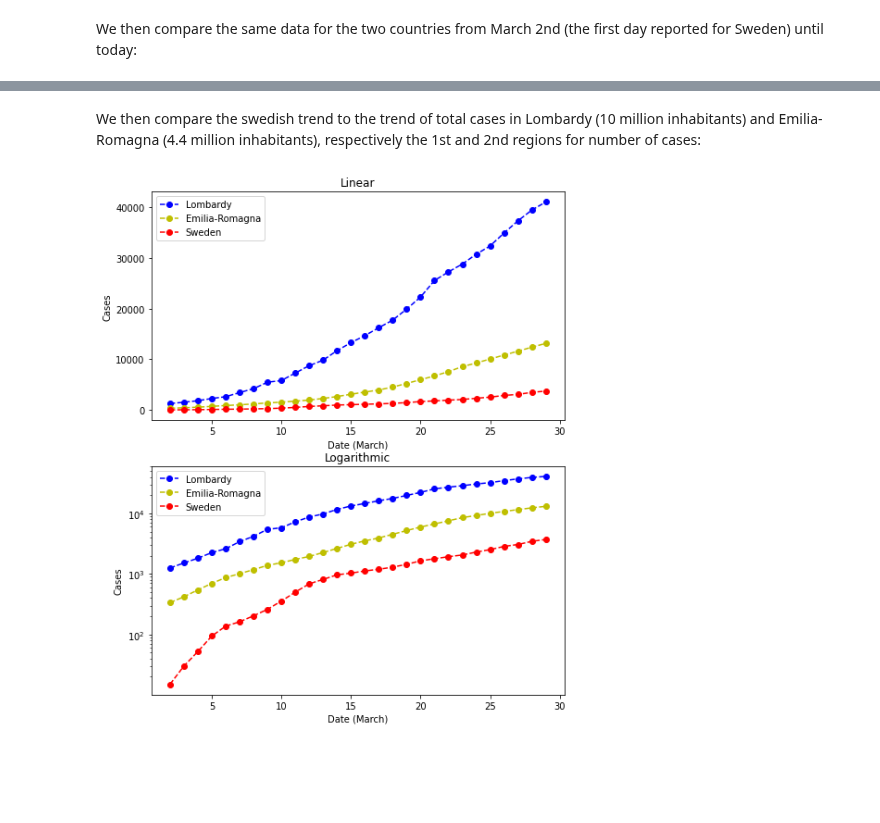
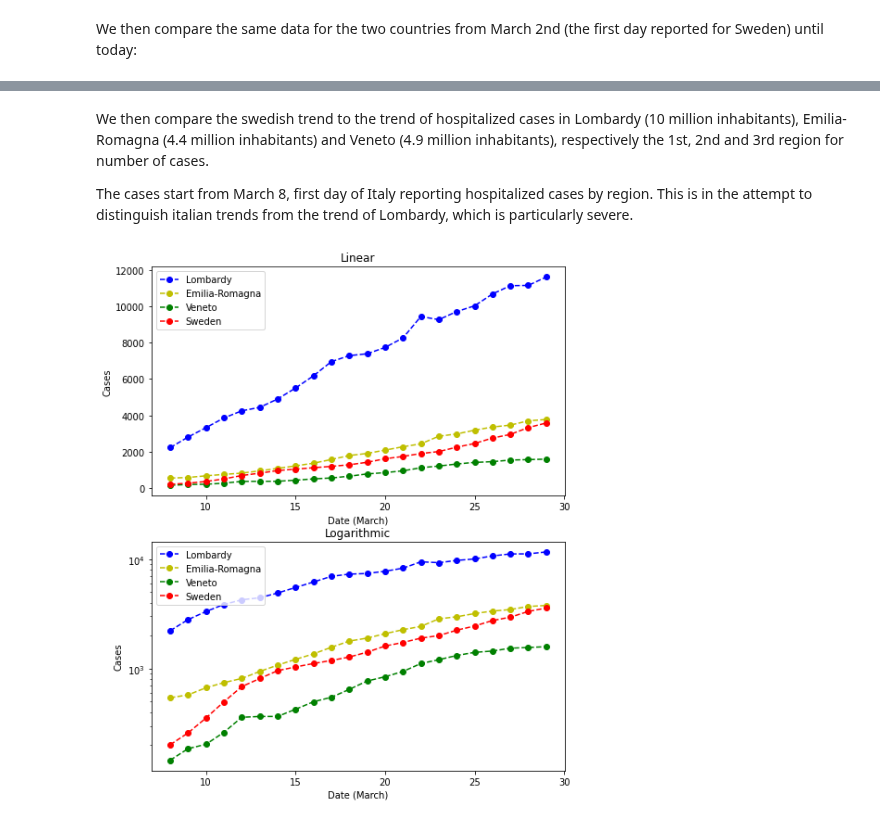
Before and after one commit to eera-l/Covid19-Sweden-Overview, a Jupyter notebook: c19-it-swe.ipynb, the cells around one changed output, grey strips where cells are left out. Saved outputs shown, nothing was run; the diff lists cells and outputs as text; code cells hidden in the pictures; blank space fills up the shorter version.

```diff
--- a/c19-it-swe.ipynb
+++ b/c19-it-swe.ipynb
@@ -104,48 +121,55 @@ plt.show()
 # %% [markdown]
-We then compare the swedish trend to the trend of total cases in Lombardy (10 million inhabitants) and Emilia-Romagna (4.4 million inhabitants), respectively the 1st and 2nd regions for number of cases:
+We then compare the swedish trend to the trend of hospitalized cases in Lombardy (10 million inhabitants), Emilia-Romagna (4.4 million inhabitants) and Veneto (4.9 million inhabitants), respectively the 1st, 2nd and 3rd region for number of cases.
+
+The cases start from March 8, first day of Italy reporting hospitalized cases by region. This is in the attempt to distinguish italian trends from the trend of Lombardy, which is particularly severe.
 # %%
 import numpy as np
 import matplotlib.pyplot as plt
 
-lom_total = [1254, 1520, 1820, 2251, 2612, 3420, 4189,
-             5469, 5791, 7280, 8725, 9820, 11685, 13272,
-             14649, 16220, 17713, 19884, 22264, 25515,
-             27206, 28761, 30703, 32346, 34889, 37298, 39415,
-             41007]
+lom_hos = [2217, 2802, 3319, 3852, 4247, 4435,
+           4898, 5500, 6171, 6953, 7285, 7387,
+           7735, 8258, 9439, 9266, 9711, 10026,
+           10681, 11137, 11152, 11613]
 
-er_total = [335, 420, 544, 698, 870, 1010, 1180, 1386,
-            1533, 1739, 1947, 2263, 2644, 3093, 3522,
-            3931, 4525, 5214, 5968, 6705, 7555, 8535,
-            9254, 10054, 10816, 11588, 12383, 13119]
+er_hos = [542, 576, 669, 745, 814, 942, 1076,
+          1215, 1362, 1566, 1784, 1900, 2083, 2267,
+          2429, 2846, 2974, 3180, 3354, 3461, 3695,
+          3769]
 
-sweden_total = [15, 30, 52, 94, 137, 162, 203, 260, 356, 500, 687,
-                812, 967, 1032, 1121, 1196, 1295, 1443, 1650, 1784,
-                1929, 2059, 2299, 2527, 2855, 3069, 3460, 3719]
+ve_hos = [146, 186, 204, 262, 360, 366, 366,
+          426, 498, 548, 646, 771, 843, 942, 1113,
+          1206, 1318, 1407, 1447, 1536, 1559, 1586]
 
-x = np.arange(2, 30)
+sweden_active = [202, 259, 354, 498, 685, 812, 958, 1036,
+                 1113, 1187, 1276, 1412, 1607, 1734, 1897,
+                 2003, 2243, 2448, 2747, 2948, 3326, 3574]
+
+x = np.arange(8, 30)
 
 fig = plt.figure()
 ax1 = fig.add_subplot(211)
-ax1.plot(x, lom_total, '--bo', label='Lombardy')
-ax1.plot(x, er_total, '--yo', label='Emilia-Romagna')
-ax1.plot(x, sweden_total, '--ro', label='Sweden')
+ax1.plot(x, lom_hos, '--bo', label='Lombardy')
+ax1.plot(x, er_hos, '--yo', label='Emilia-Romagna')
+ax1.plot(x, ve_hos, '--go', label='Veneto')
+ax1.plot(x, sweden_active, '--ro', label='Sweden')
 ax1.legend(loc="upper left")
 ax1.set_title('Linear')
 ax1.set_xlabel('Date (March)')
 ax1.set_ylabel('Cases')
 
 ax2 = fig.add_subplot(212)
-ax2.plot(x, lom_total, '--bo', label='Lombardy')
-ax2.plot(x, er_total, '--yo', label='Emilia-Romagna')
-ax2.plot(x, sweden_total, '--ro', label='Sweden')
+ax2.plot(x, lom_hos, '--bo', label='Lombardy')
+ax2.plot(x, er_hos, '--yo', label='Emilia-Romagna')
+ax2.plot(x, ve_hos, '--go', label='Veneto')
+ax2.plot(x, sweden_active, '--ro', label='Sweden')
 ax2.legend(loc="upper left")
 ax2.set_title('Logarithmic')
 ax2.set_xlabel('Date (March)')
 ax2.set_ylabel('Cases')
 ax2.set_yscale('log')
 
 fig.set_figheight(10)
 fig.set_figwidth(8)
 plt.show()
 # %% [output]
-[figure, old version]
+[figure, new version]
```
Also changed, not shown: parts of 3 cells of this notebook.
